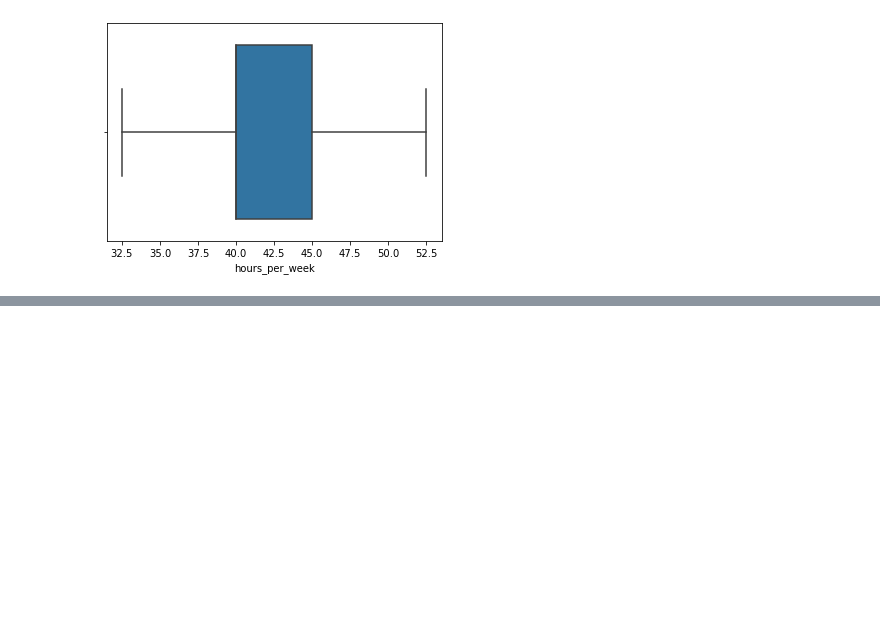
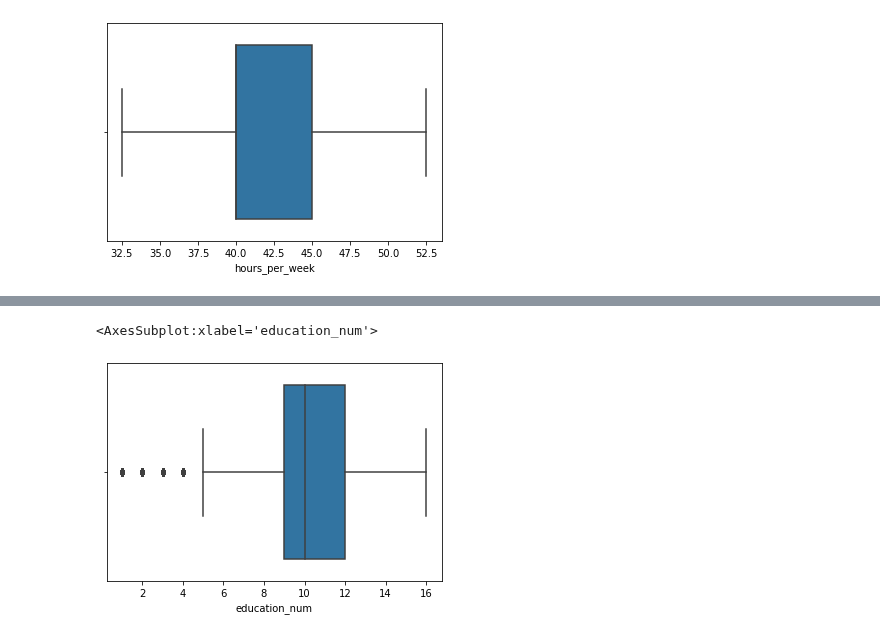
Before and after one commit to akritkbehera/Salary-Prediction-, a Jupyter notebook: Untitled.ipynb, the cells around one changed output, grey strips where cells are left out. Drawn from its saved outputs; the diff is of its cells as text; code cells hidden in the pictures; blank space fills up the shorter version.

```diff
--- a/Untitled.ipynb
+++ b/Untitled.ipynb
@@ -120,0 +121,5 @@ sns.boxplot(df['hours_per_week'])
+# %%
+sns.boxplot(df['education_num'])
+# %% [output]
+<AxesSubplot:xlabel='education_num'>
+[figure, added]
```
Also changed, not shown: parts of 26 cells of this notebook.
